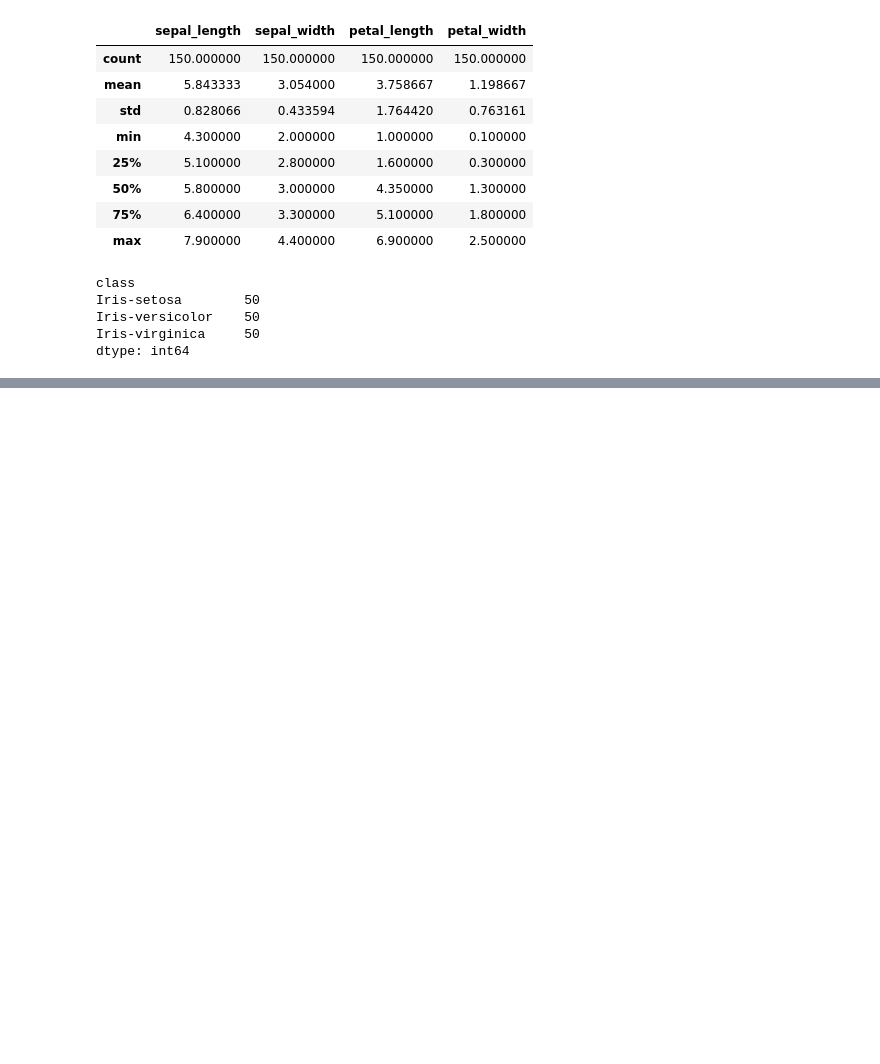
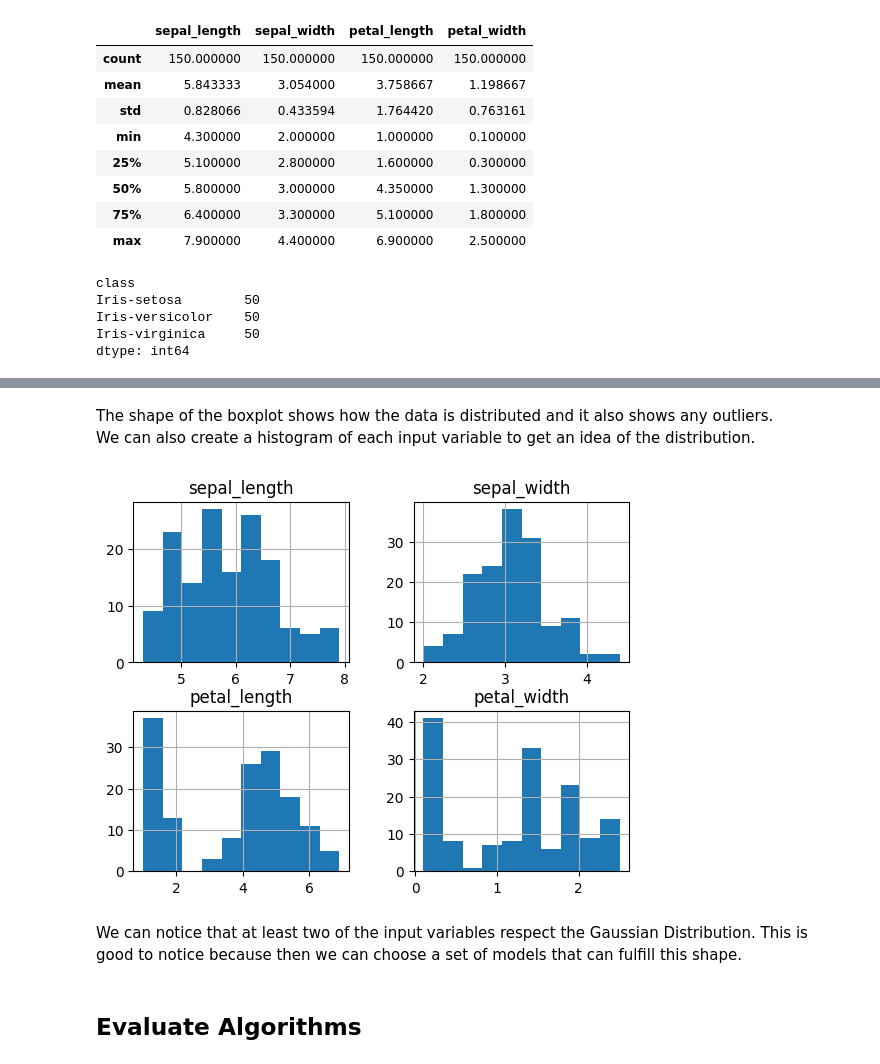
Before and after one commit to JulianaVelasques/iris_ml_project, a Jupyter notebook: notebooks/Iris_Classification.ipynb, the cells around one changed output, grey strips where cells are left out. Cells and saved outputs as stored; diff of their text form; code cells hidden in the pictures; blank space fills up the shorter version.

```diff
--- a/notebooks/Iris_Classification.ipynb
+++ b/notebooks/Iris_Classification.ipynb
@@ -52,0 +84,14 @@ dtype: int64
+# %% [markdown]
+The shape of the boxplot shows how the data is distributed and it also shows any outliers. <br/>
+We can also create a histogram of each input variable to get an idea of the distribution.
+# %%
+# histograms
+iris_data.hist()
+plt.show()
+# %% [output]
+[figure, added]
+# %% [markdown]
+We can notice that at least two of the input variables respect the Gaussian Distribution. </br>
+This is good to notice because then we can choose a set of models that can fulfill this shape.
+# %% [markdown]
+## Evaluate Algorithms
```
Also changed, not shown: parts of 25 cells of this notebook.
